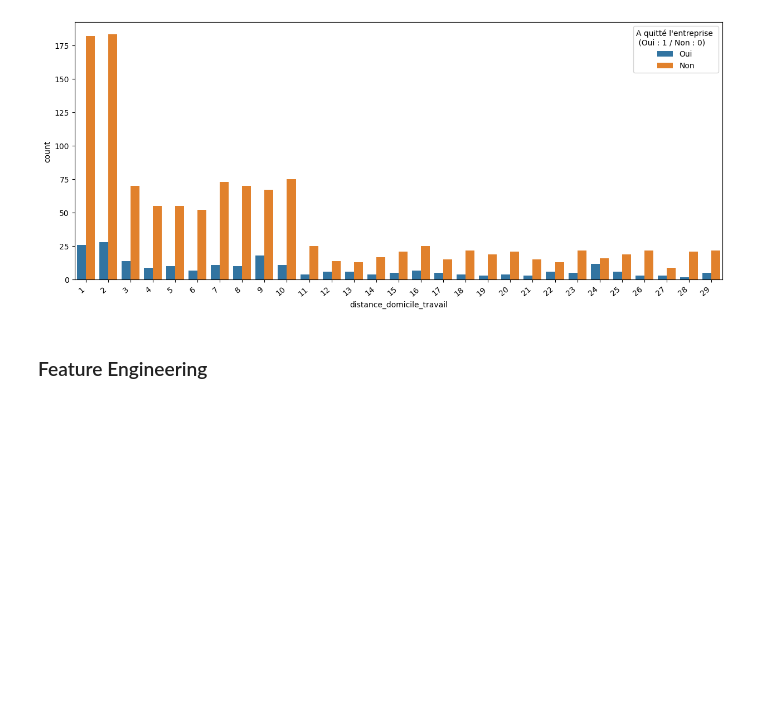
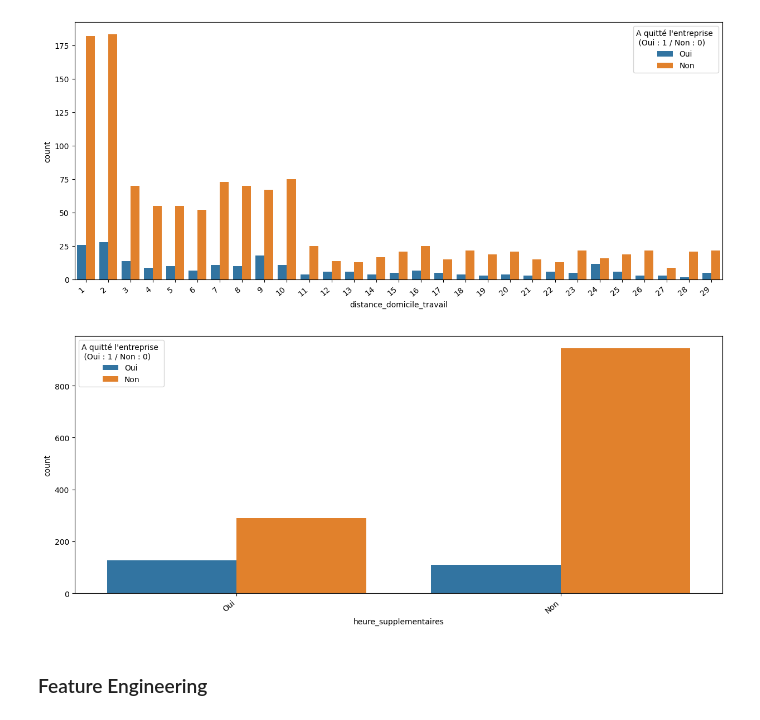
Before and after one commit to Soct/formation_OC, a Jupyter notebook: projet_4/test.ipynb, the cells around one changed output. Saved outputs shown, nothing was run; the diff lists cells and outputs as text; code cells hidden in the pictures; blank space fills up the shorter version.

```diff
--- a/projet_4/test.ipynb
+++ b/projet_4/test.ipynb
@@ -135,6 +135,10 @@ make_countplot(df_merge, "age", "a_quitte_l_entreprise")
 make_countplot(df_merge, "distance_domicile_travail", "a_quitte_l_entreprise")
 # %% [output]
 [figure]
+# %%
+make_countplot(df_merge, "heure_supplementaires", "a_quitte_l_entreprise")
+# %% [output]
+[figure, added]
 # %% [markdown]
 ### Feature Engineering
 # %%
```
Also changed, not shown: parts of 18 cells of this notebook, 3 other files.
